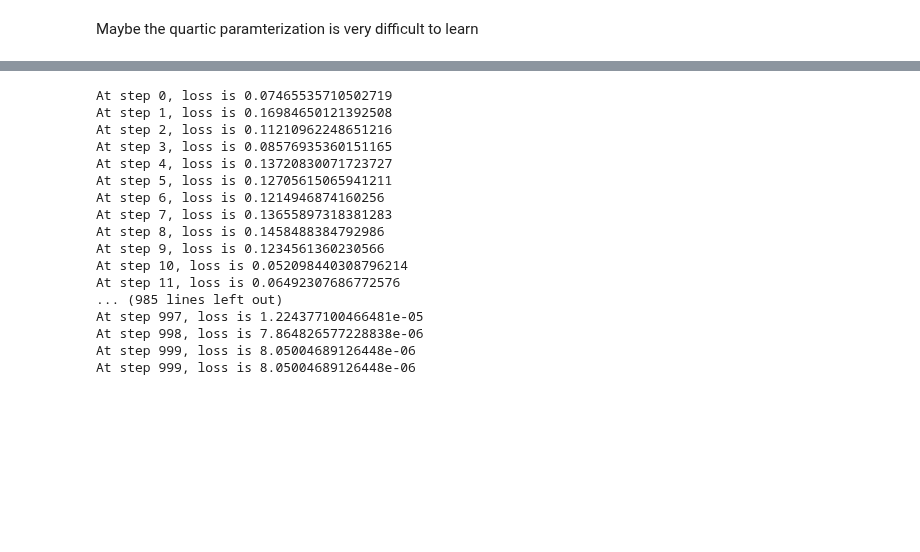
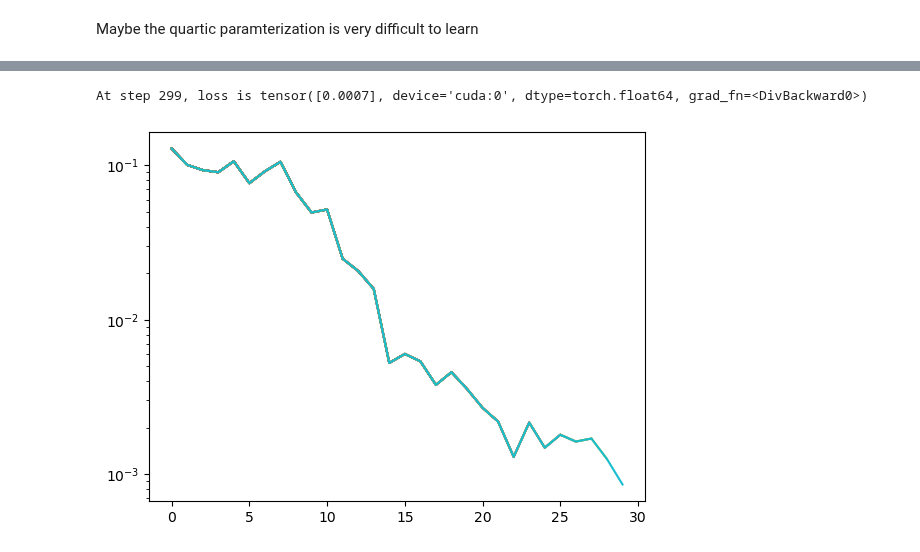
Before and after one commit to brownadder/expsolve, a Jupyter notebook: examples/fourier/torch-play.ipynb, the cells around one changed output, grey strips where cells are left out. Saved outputs shown, nothing was run; the diff lists cells and outputs as text; code cells hidden in the pictures; blank space fills up the shorter version.

Commit message:
Basic Hamiltonian identification working on GPU
A lot of GPU compatibility left. It also needs to be profiled.

```diff
--- a/examples/fourier/torch-play.ipynb
+++ b/examples/fourier/torch-play.ipynb
@@ -25,4 +25,6 @@ from IPython import display
 from torch.optim.lr_scheduler import StepLR
 # %%
 # Check if GPU is available
-#device = torch.device("cuda" if torch.cuda.is_available() else "cpu")
+device = torch.device("cuda" if torch.cuda.is_available() else "cpu")
+#device = torch.device("cpu")
+device
@@ -159,59 +214,44 @@ def loss_batch(V, nbatch, T, N):
 
 # Create an instance of the SimpleNN model
 model = SimpleNN()
-#model.to(device)
+model.to(device)
 
 # not sure this is working
 optimizer = torch.optim.Adam(model.parameters(), lr=0.01) #, dtype=torch.double)
-num_steps = 1000
+num_steps = 300
 
 trerror = []
 
+
 for step in range(num_steps):
     # Compute the loss
-    V = model(X)
+    V = model(XD)
     V.requires_grad_()
     V=V.reshape([n])
-    loss = loss_batch(V, nbatch=10, T=0.1, N=20)
+    loss = loss_batch(V, VD, nbatch=10, T=0.1, N=20)
 
-    trerror.append(loss.detach().numpy())
-
-    print(f'At step {step}, loss is {loss}')
+    # print(f'At step {step}, loss is {loss}')
 
     # Zero the gradients to prevent accumulation
     optimizer.zero_grad()
 
     # Compute gradients
     loss.backward()
 
-    if np.mod(step, 100)==0:
+    if np.mod(step, 10)==0:
+        trerror.append(loss.detach().cpu().numpy())
         plt.semilogy(trerror)
         display.display(plt.gcf())
         display.clear_output(wait=True)
 
 
     # Update parameters using the gradients
     optimizer.step()
 
 
 print(f'At step {step}, loss is {loss}')
 # %% [output]
-At step 0, loss is 0.07465535710502719
-At step 1, loss is 0.16984650121392508
-At step 2, loss is 0.11210962248651216
-At step 3, loss is 0.08576935360151165
-At step 4, loss is 0.13720830071723727
-At step 5, loss is 0.12705615065941211
-At step 6, loss is 0.1214946874160256
-At step 7, loss is 0.13655897318381283
-At step 8, loss is 0.1458488384792986
-At step 9, loss is 0.1234561360230566
-At step 10, loss is 0.052098440308796214
-At step 11, loss is 0.06492307686772576
-... (985 lines left out)
-At step 997, loss is 1.224377100466481e-05
-At step 998, loss is 7.864826577228838e-06
-At step 999, loss is 8.05004689126448e-06
-At step 999, loss is 8.05004689126448e-06
+At step 299, loss is tensor([0.0007], device='cuda:0', dtype=torch.float64, grad_fn=<DivBackward0>)
+[figure, added]
 # %%
 plt.plot(x, Vtrue)
```
Also changed, not shown: parts of 10 cells of this notebook, 2 other files.
